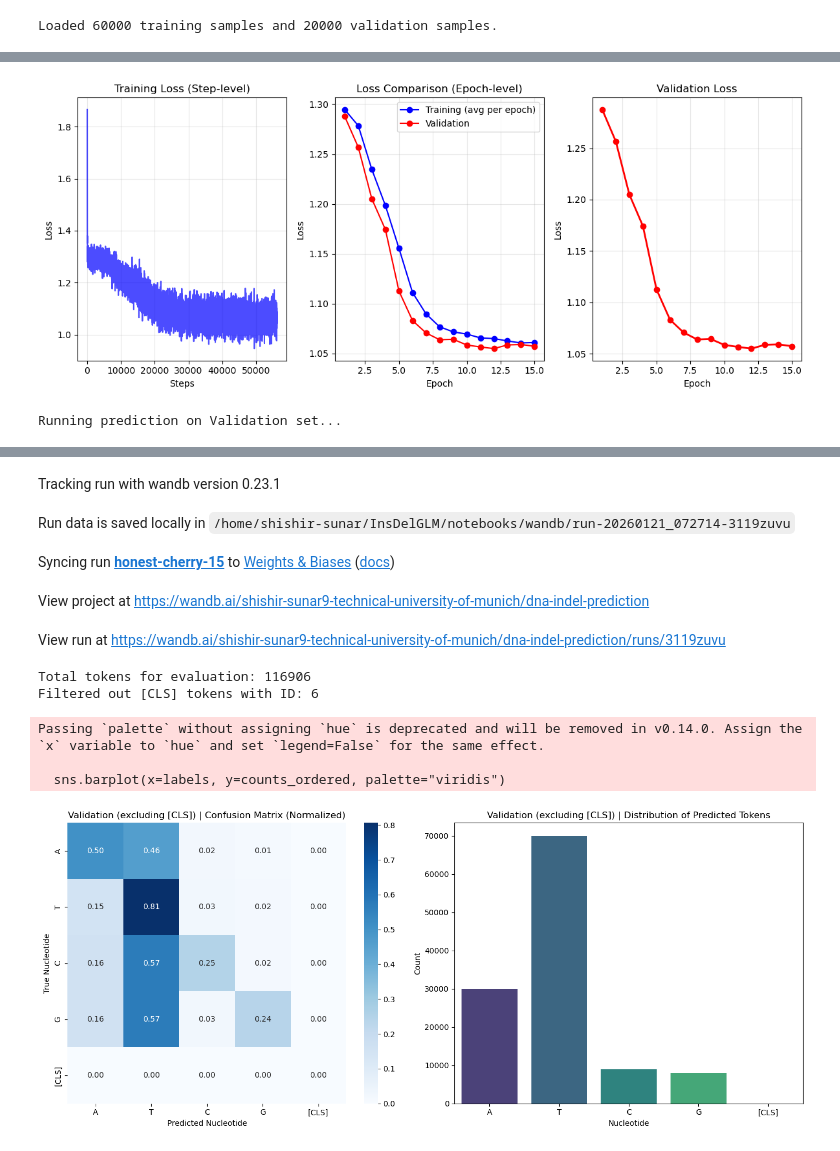
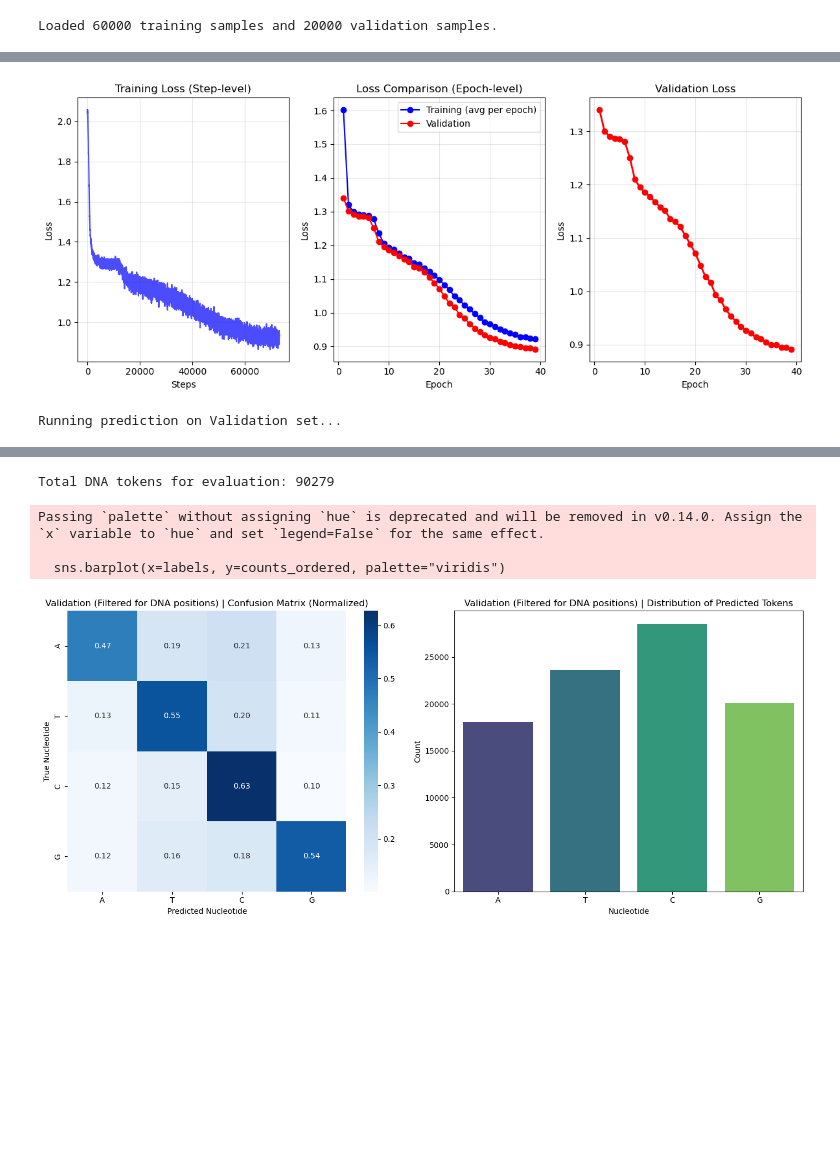
Before and after one commit to LegoCreation/InsDelGLM, a Jupyter notebook: notebooks/simulated_model_baseline.ipynb, the cells around one changed output, grey strips where cells are left out. Saved outputs shown, nothing was run; the diff lists cells and outputs as text; code cells hidden in the pictures; blank space fills up the shorter version.

```diff
--- a/notebooks/simulated_model_baseline.ipynb
+++ b/notebooks/simulated_model_baseline.ipynb
@@ -81,7 +102,7 @@ data_collator = DataCollatorForLanguageModeling(
 )
 # %%
 class DNADataset(Dataset):
-    def __init__(self, sequences, tokenizer, max_length=40):
+    def __init__(self, sequences, tokenizer, max_length=32): # Changed from 40 to 42 to accommodate [CLS] and [SEP]
         self.sequences = sequences
         self.tokenizer = tokenizer
         self.max_length = max_length
@@ -93,9 +114,8 @@ class DNADataset(Dataset):
         item = self.tokenizer(
                     self.sequences[idx],
                     padding="max_length",
-                    #truncation=True,
                     max_length=self.max_length,
-                    #return_special_tokens_mask=True,
+                    truncation=True
                 )
         return {k: v.squeeze(0) for k, v in item.items()}
 
@@ -106,8 +126,8 @@ val_df   = pd.read_parquet("../data/simulated/baseline_val.parquet")
 train_sequences = train_df["sequences"].tolist()
 val_sequences   = val_df["sequences"].tolist()
 
-train_dataset = DNADataset(sequences=train_sequences, tokenizer=tokenizer)
-eval_dataset  = DNADataset(sequences=val_sequences, tokenizer=tokenizer)
+train_dataset = DNADataset(sequences=train_sequences, tokenizer=tokenizer, max_length=32)
+eval_dataset  = DNADataset(sequences=val_sequences, tokenizer=tokenizer, max_length=32)
 
 print(f"Loaded {len(train_dataset)} training samples and {len(eval_dataset)} validation samples.")
 # %% [output]
@@ -246,16 +228,21 @@ eval_epochs = [x['epoch'] for x in eval_logs]
 eval_losses = [x['eval_loss'] for x in eval_logs]
 
 # Calculate epoch-averaged training loss
+# Note: Validation loss is often lower than training loss because:
+# 1. Dropout is active during training, adding noise and increasing loss.
+# 2. Training loss is averaged over the epoch, while validation loss is measured at the end (when the model is better).
 epochs = list(range(1, int(max(eval_epochs)) + 1))
 train_loss_per_epoch = []
 
+batch_size = training_args.per_device_train_batch_size
+steps_per_epoch = len(train_dataset) // (batch_size * training_args.gradient_accumulation_steps if hasattr(training_args, 'gradient_accumulation_steps') else batch_size)
+
 for epoch in epochs:
-    # Find training losses for this epoch
-    epoch_start = (epoch - 1) * (len(train_dataset) // 16)  # steps per epoch
-    epoch_end = epoch * (len(train_dataset) // 16)
+    epoch_start = (epoch - 1) * steps_per_epoch
+    epoch_end = epoch * steps_per_epoch
 
     epoch_losses = [loss for step, loss in zip(train_steps, train_losses)
-                   if epoch_start < step <= epoch_end]
+                    if epoch_start < step <= epoch_end]
 
     if epoch_losses:
         train_loss_per_epoch.append(np.mean(epoch_losses))
@@ -293,6 +280,6 @@ plt.grid(True, alpha=0.3)
 plt.tight_layout()
 plt.show()
 # %% [output]
-[figure, old version]
+[figure, new version]
 # %%
 project_root = Path.cwd().parent
@@ -302,10 +289,19 @@ trainer.save_model(str(save_directory))
 # %%
 # Load the saved model
 project_root = Path.cwd().parent
-model_directory = project_root / "model" / "Tiger_baseline_100k_1e-4"
+model_directory = project_root / "model" / "Tiger_baseline_100k_1e-5"
 
-# Load the saved model using safetensors
 from safetensors.torch import load_file
+
+# Update config before loading to ensure alignment
+with open("../config_baseline.json", "r") as f:
+    config_dict = json.load(f)
+config_dict["vocab_size"] = tokenizer.vocab_size
+config_dict["pad_token_id"] = tokenizer.pad_token_id
+config_dict["mask_token_id"] = tokenizer.mask_token_id
+config_dict["sep_token_id"] = tokenizer.sep_token_id
+config_dict["cls_token_id"] = tokenizer.cls_token_id
+config = BertConfig(**config_dict)
 
 loaded_model = DNABertForMaskedLM(config)
 state_dict = load_file(model_directory / "model.safetensors")
@@ -321,7 +317,6 @@ eval_args = TrainingArguments(
     do_eval=True,
 )
 
-# Create a new trainer with the loaded model
 eval_trainer = Trainer(
     model=loaded_model,
     args=eval_args,
@@ -334,23 +329,31 @@ output = eval_trainer.predict(eval_dataset)
 
 logits = output.predictions
 labels = output.label_ids
-
 pred_ids_flat = np.argmax(logits, axis=-1).flatten()
 labels_flat = labels.flatten()
 
-# Filter out padding tokens (-100) and [CLS] token (ID 7)
-mask = (labels_flat != -100) & (labels_flat != tokenizer.tokens_to_ids[tokenizer.cls_token])
+# EVALUATION FILTERING LOGIC:
+# 1. Labels != -100: Only look at masked positions
+# 2. Labels not in special_ids: Only look at positions that were originally DNA bases
+special_ids = tokenizer.all_special_ids
+mask = (labels_flat != -100)
+for sid in special_ids:
+    mask &= (labels_flat != sid)
+
 true_ids_filtered = labels_flat[mask]
 pred_ids_filtered = pred_ids_flat[mask]
 
-print(f"Total tokens for evaluation: {len(true_ids_filtered)}")
-print(f"Filtered out [CLS] tokens with ID: {tokenizer.tokens_to_ids[tokenizer.cls_token]}")
+# If the model predicts a special token (like [CLS]) for a DNA base,
+# it will still show up as a column in the confusion matrix unless we map it to an "Other" category.
+# However, it is informative to see exactly what the model is hallucinating.
+
+print(f"Total DNA tokens for evaluation: {len(true_ids_filtered)}")
 
 plot_evaluation_results(
     true_ids_filtered,
     pred_ids_filtered,
     tokenizer,
-    dataset_name="Validation (excluding [CLS])"
+    dataset_name="Validation (Filtered for DNA positions)"
 )
 # %% [output]
 Running prediction on Validation set...
@@ -359,11 +361,5 @@ Running prediction on Validation set...
-Tracking run with wandb version 0.23.1
-Run data is saved locally in /home/shishir-sunar/InsDelGLM/notebooks/wandb/run-20260121_072714-3119zuvu
-Syncing run honest-cherry-15 to Weights & Biases (docs)
-View project at https://wandb.ai/shishir-sunar9-technical-university-of-munich/dna-indel-prediction
-View run at https://wandb.ai/shishir-sunar9-technical-university-of-munich/dna-indel-prediction/runs/3119zuvu
-Total tokens for evaluation: 116906
-Filtered out [CLS] tokens with ID: 6
+Total DNA tokens for evaluation: 90279
 Passing `palette` without assigning `hue` is deprecated and will be removed in v0.14.0. Assign the `x` variable to `hue` and set `legend=False` for the same effect.
 
   sns.barplot(x=labels, y=counts_ordered, palette="viridis")
-[figure, old version]
+[figure, new version]
```
Also changed, not shown: parts of 7 cells of this notebook, 29 other files.
